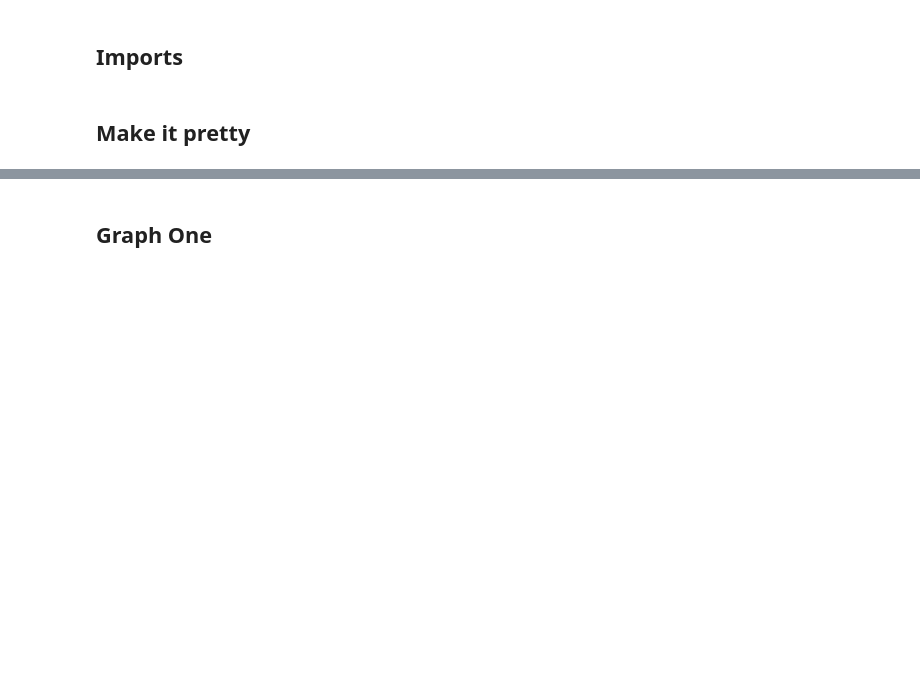
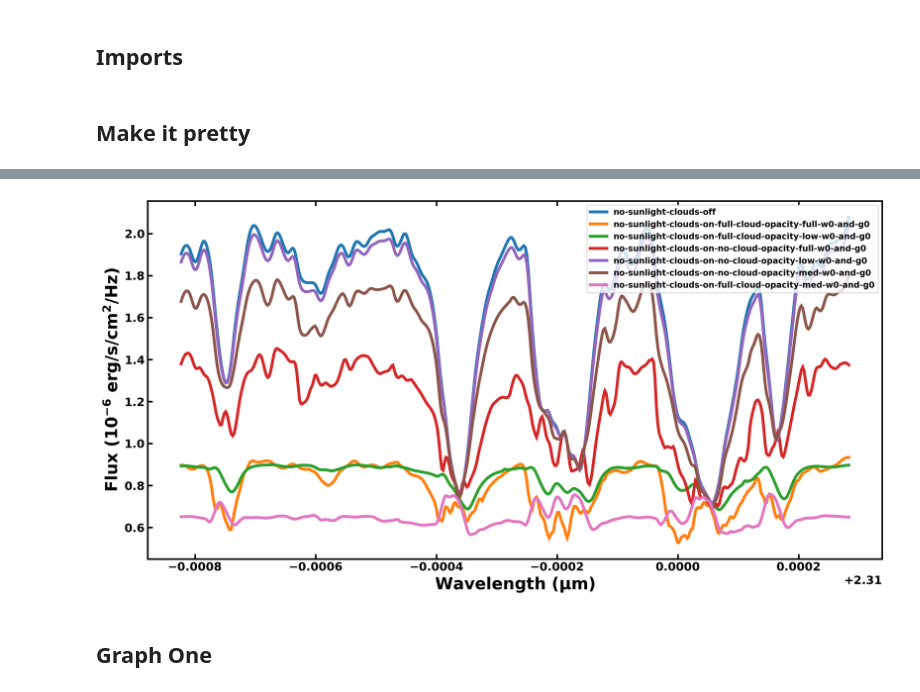
Before and after one commit to imalsky/New_Jups, a Jupyter notebook: Code/spectra.ipynb, the cells around one changed output, grey strips where cells are left out. Saved outputs shown, nothing was run; the diff lists cells and outputs as text; code cells hidden in the pictures; blank space fills up the shorter version.

```diff
--- a/Code/spectra.ipynb
+++ b/Code/spectra.ipynb
@@ -120,3 +148,51 @@ rc('font', **font)
+# %%
+# Figure aesthetics
+plt.figure(figsize=(16, 8))
+
+
+data1 = '/home/imalsky/Desktop/New_Jups/Spectra/OUT/no-clouds.dat'
+data2 = '/home/imalsky/Desktop/New_Jups/Spectra/OUT/clouds-on.dat'
+data3 = '/home/imalsky/Desktop/New_Jups/Spectra/OUT/clouds-on-low-w0-and-g0.dat'
+data4 = '/home/imalsky/Desktop/New_Jups/Spectra/OUT/clouds-on-no-cloud-opacity.dat'
+data5 = '/home/imalsky/Desktop/New_Jups/Spectra/OUT/clouds-on-no-cloud-opacity-low-w0-and-g0.dat'
+data6 = '/home/imalsky/Desktop/New_Jups/Spectra/OUT/clouds-on-no-cloud-opacity-med-w0-and-g0.dat'
+data7 = '/home/imalsky/Desktop/New_Jups/Spectra/OUT/clouds-on-full-cloud-opacity-med-w0-and-g0.dat'
+
+spectra1 = pd.read_csv(data1, header=None, sep="\s+|\t+|\s+\t+|\t+\s+", names=['Wavelength','Flux'])
+spectra2 = pd.read_csv(data2, header=None, sep="\s+|\t+|\s+\t+|\t+\s+", names=['Wavelength','Flux'])
+spectra3 = pd.read_csv(data3, header=None, sep="\s+|\t+|\s+\t+|\t+\s+", names=['Wavelength','Flux'])
+spectra4 = pd.read_csv(data4, header=None, sep="\s+|\t+|\s+\t+|\t+\s+", names=['Wavelength','Flux'])
+spectra5 = pd.read_csv(data5, header=None, sep="\s+|\t+|\s+\t+|\t+\s+", names=['Wavelength','Flux'])
+spectra6 = pd.read_csv(data6, header=None, sep="\s+|\t+|\s+\t+|\t+\s+", names=['Wavelength','Flux'])
+spectra7 = pd.read_csv(data7, header=None, sep="\s+|\t+|\s+\t+|\t+\s+", names=['Wavelength','Flux'])
+
+
+labels=['no-sunlight-clouds-off',
+        'no-sunlight-clouds-on-full-cloud-opacity-full-w0-and-g0',
+        'no-sunlight-clouds-on-full-cloud-opacity-low-w0-and-g0',
+        'no-sunlight-clouds-on-no-cloud-opacity-full-w0-and-g0',
+        'no-sunlight-clouds-on-no-cloud-opacity-low-w0-and-g0',
+        'no-sunlight-clouds-on-no-cloud-opacity-med-w0-and-g0',
+        'no-sunlight-clouds-on-full-cloud-opacity-med-w0-and-g0']
+
+plt.plot(spectra1['Wavelength'][10:-10] * 1e6, 1e9 * spectra1['Flux'][10:-10], linewidth=3.5, linestyle='solid', label=labels[0])
+plt.plot(spectra2['Wavelength'][10:-10] * 1e6, 1e9 * spectra2['Flux'][10:-10], linewidth=3.5, linestyle='solid', label=labels[1])
+plt.plot(spectra3['Wavelength'][10:-10] * 1e6, 1e9 * spectra3['Flux'][10:-10],linewidth=3.5, linestyle='solid', label=labels[2])
+plt.plot(spectra4['Wavelength'][10:-10] * 1e6, 1e9 * spectra4['Flux'][10:-10], linewidth=3.5, linestyle='solid', label=labels[3])
+plt.plot(spectra5['Wavelength'][10:-10] * 1e6, 1e9 * spectra5['Flux'][10:-10], linewidth=3.5, linestyle='solid', label=labels[4])
+plt.plot(spectra6['Wavelength'][10:-10] * 1e6, 1e9 * spectra6['Flux'][10:-10], linewidth=3.5, linestyle='solid', label=labels[5])
+plt.plot(spectra7['Wavelength'][10:-10] * 1e6, 1e9 * spectra7['Flux'][10:-10], linewidth=3.5, linestyle='solid', label=labels[6])
+
+
+plt.legend(loc='upper right', fontsize=10)
+#plt.ylim([0.0, 3])
+#plt.xlim([2.3088, 2.31025])
+plt.xlabel(r"Wavelength ($\mathbf{\mu m}$)", fontsize=20, weight='bold')
+
+plt.ylabel(r"Flux ($\mathbf{10^{-6} \ erg/s/cm^2/Hz}$)", fontsize=20, weight='bold')
+#plt.savefig('/home/imalsky/Desktop/tests.png', dpi=250, bbox_inches='tight')
+# %% [output]
+[figure, added]
 # %% [markdown]
 ## Graph One
 # %%
```
Also changed, not shown: parts of 3 cells of this notebook, 11 other files.
